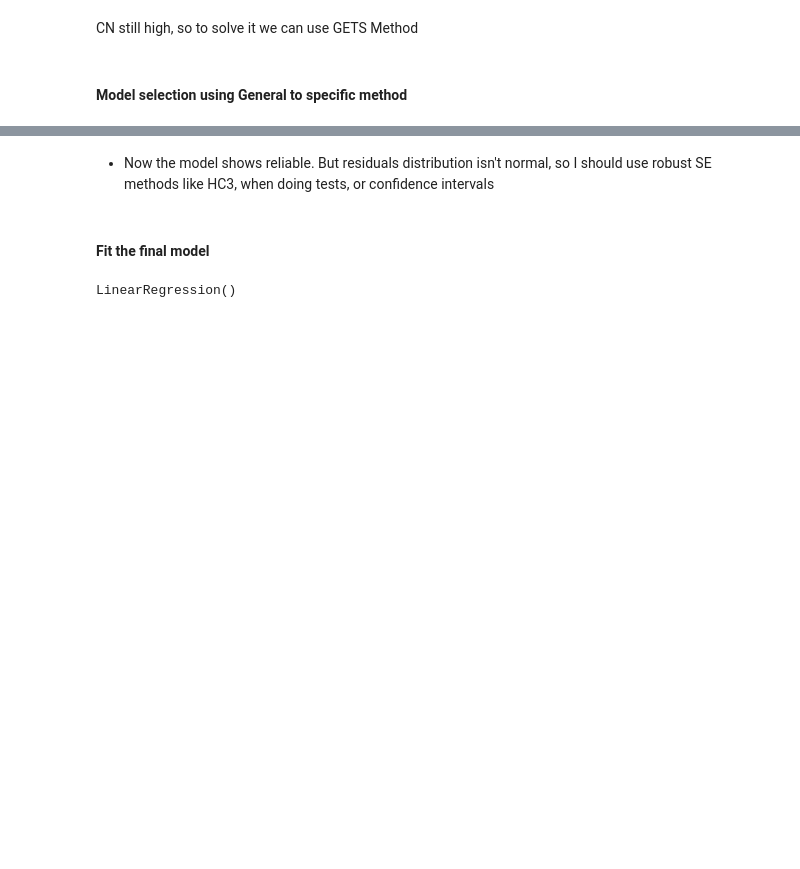
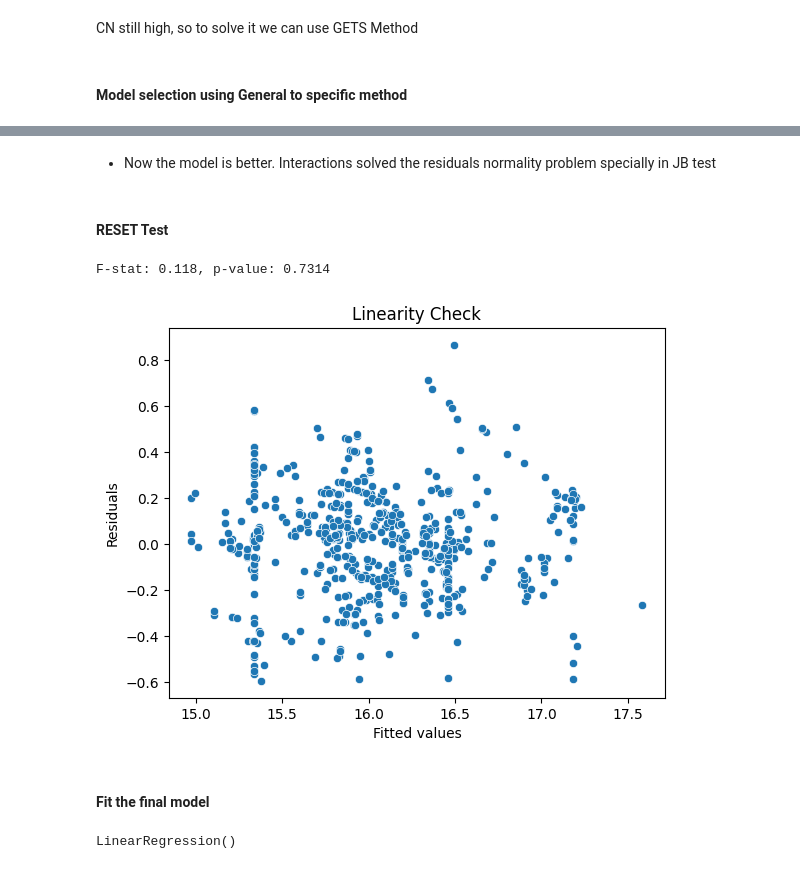
Before and after one commit to MinaAlberDS/Codveda-Internship, a Jupyter notebook: Level 2/Task 1/Linear Regression.ipynb, the cells around one changed output, grey strips where cells are left out. Cells and saved outputs as stored; diff of their text form; code cells hidden in the pictures; blank space fills up the shorter version.

```diff
--- a/Level 2/Task 1/Linear Regression.ipynb
+++ b/Level 2/Task 1/Linear Regression.ipynb
@@ -207,7 +200,34 @@ Kurtosis:                  4.031             Condition No.:               48
 Notes:
 [1] Standard Errors are heteroscedasticity robust (HC3)
 # %% [markdown]
-- Now the model shows reliable. But residuals distribution isn't normal, so I should use robust SE methods like HC3, when doing tests, or confidence intervals
+- Now the model is better. Interactions solved the residuals normality problem specially in JB test
+# %% [markdown]
+#### RESET Test
+# %%
+def linearity_test(model):
+    """Perform the RESET test for linearity
+
+    Args:
+        model (statsmodels regression results): The fitted regression model
+    Returns:
+        reset_test_results: The RESET test results
+    """
+    reset_test_results = linear_reset(model, power=2, use_f = True) # RESET test
+    print(f"F-stat: {reset_test_results.fvalue:.3f}, p-value: {reset_test_results.pvalue:.4f}")
+
+    ### Store y_pred, and residuals to plot the scatterplot
+    y_pred = final_model.fittedvalues
+    residuals = final_model.resid
+
+    sns.scatterplot(x=y_pred, y=residuals);
+    plt.title("Linearity Check")
+    plt.xlabel("Fitted values")
+    plt.ylabel("Residuals");
+
+linearity_test(final_model)
+# %% [output]
+F-stat: 0.118, p-value: 0.7314
+[figure, new version]
 # %% [markdown]
 #### Fit the final model
 # %%
```
Also changed, not shown: parts of 31 cells of this notebook, 2 other files.
